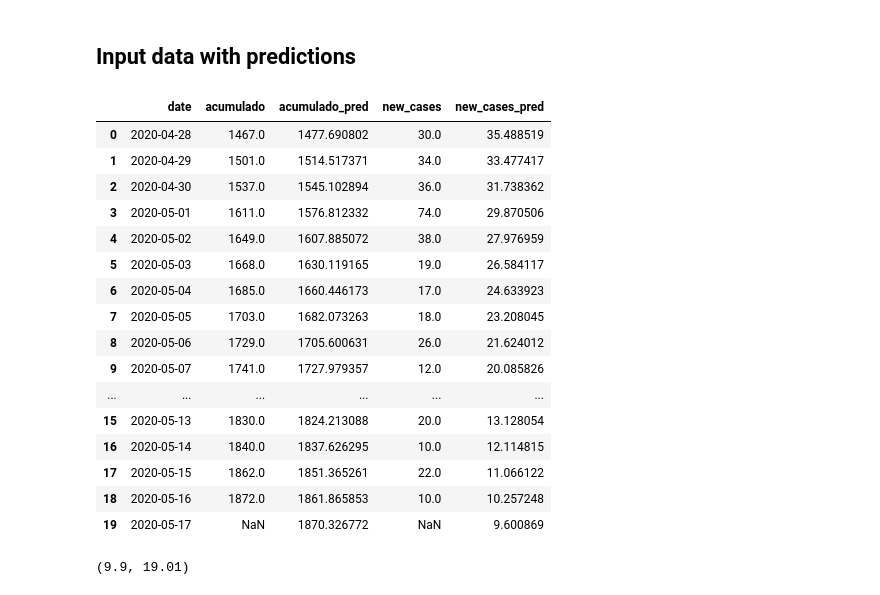
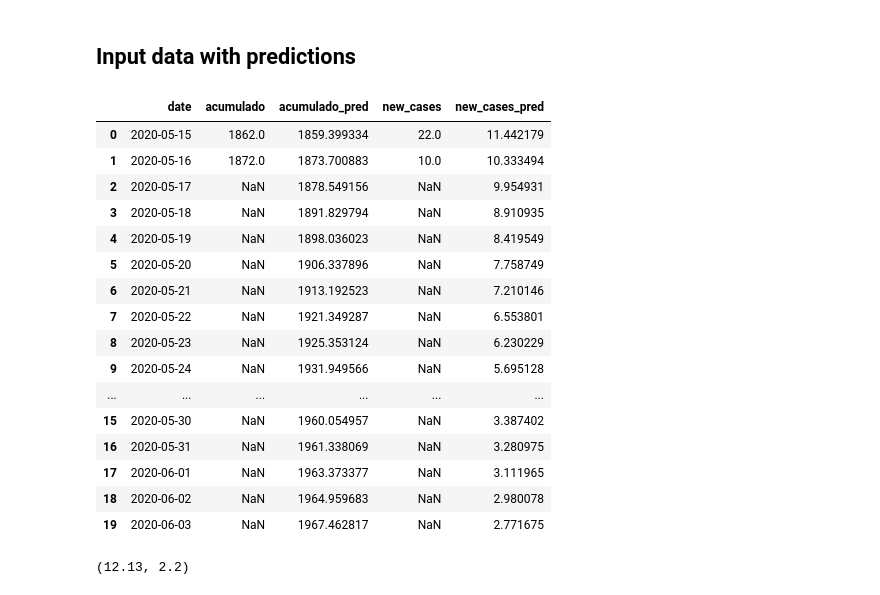
Before and after one commit to jorivero83/covid19, a Jupyter notebook: load_model_and_compute_predictions.ipynb, the cells around one changed output. Drawn from its saved outputs; the diff is of its cells as text; code cells hidden in the pictures.

```diff
--- a/load_model_and_compute_predictions.ipynb
+++ b/load_model_and_compute_predictions.ipynb
@@ -12,7 +12,7 @@ import arviz as az
 # Global parameters
 country = 'Cuba'
 epidemic_start = 10 # minimum cumulative number of cases considered
-ndays_limit = 41 # number of days since `epidemic_start` cases used to train the model
+ndays_limit = 58 # number of days since `epidemic_start` cases used to train the model
 x_data_label = 'days_since_{}'.format(epidemic_start)
 
 # loading data
@@ -129,48 +129,48 @@ plt.show()
 # %%
 # Save data with predictions
 df_pred = pd.DataFrame(index=pd.date_range(start=df.index[0], freq='D', periods=len(y_fit_final)))
 df_pred[x_data_label] = np.arange(0, post_pred_final['y'].shape[1])
 df_pred['acumulado_pred'] = y_fit_final
 df_pred['acumulado_pred_lower'] = y_min_final
 df_pred['acumulado_pred_upper'] = y_max_final
 df_pred['new_cases_pred'] = dy_fit_final
 df_full = pd.merge(df_pred, df, on=x_data_label, how='left')
 df_full.index = df_pred.index
 df_full['date'] = df_pred.index
 cols_selected = ['date', x_data_label, 'acumulado', 'acumulado_pred',
                  'acumulado_pred_lower', 'acumulado_pred_upper', 'new_cases_pred']
 df_full = pd.merge(df_input.drop('date', axis=1).reset_index(),
                    df_full[cols_selected], on='date', how='outer')
 df_full.index = df_full['date']
 # df_full.to_csv('results/{}/{}_data_until_{}_predictions.csv'.format(country, country, dt_until),
 #                index=False, sep=',', decimal='.')
-df_full[['acumulado','acumulado_pred','new_cases','new_cases_pred']].tail(20).reset_index()
+df_full[['acumulado','acumulado_pred','new_cases','new_cases_pred']].tail(h).reset_index()
 # %% [output]
 |  | date | acumulado | acumulado_pred | new_cases | new_cases_pred |
-| 0 | 2020-04-28 | 1467.0 | 1477.690802 | 30.0 | 35.488519 |
-| 1 | 2020-04-29 | 1501.0 | 1514.517371 | 34.0 | 33.477417 |
-| 2 | 2020-04-30 | 1537.0 | 1545.102894 | 36.0 | 31.738362 |
-| 3 | 2020-05-01 | 1611.0 | 1576.812332 | 74.0 | 29.870506 |
-| 4 | 2020-05-02 | 1649.0 | 1607.885072 | 38.0 | 27.976959 |
-| 5 | 2020-05-03 | 1668.0 | 1630.119165 | 19.0 | 26.584117 |
-| 6 | 2020-05-04 | 1685.0 | 1660.446173 | 17.0 | 24.633923 |
-| 7 | 2020-05-05 | 1703.0 | 1682.073263 | 18.0 | 23.208045 |
-| 8 | 2020-05-06 | 1729.0 | 1705.600631 | 26.0 | 21.624012 |
-| 9 | 2020-05-07 | 1741.0 | 1727.979357 | 12.0 | 20.085826 |
+| 0 | 2020-05-15 | 1862.0 | 1859.399334 | 22.0 | 11.442179 |
+| 1 | 2020-05-16 | 1872.0 | 1873.700883 | 10.0 | 10.333494 |
+| 2 | 2020-05-17 | NaN | 1878.549156 | NaN | 9.954931 |
+| 3 | 2020-05-18 | NaN | 1891.829794 | NaN | 8.910935 |
+| 4 | 2020-05-19 | NaN | 1898.036023 | NaN | 8.419549 |
+| 5 | 2020-05-20 | NaN | 1906.337896 | NaN | 7.758749 |
+| 6 | 2020-05-21 | NaN | 1913.192523 | NaN | 7.210146 |
+| 7 | 2020-05-22 | NaN | 1921.349287 | NaN | 6.553801 |
+| 8 | 2020-05-23 | NaN | 1925.353124 | NaN | 6.230229 |
+| 9 | 2020-05-24 | NaN | 1931.949566 | NaN | 5.695128 |
 | ... | ... | ... | ... | ... | ... |
-| 15 | 2020-05-13 | 1830.0 | 1824.213088 | 20.0 | 13.128054 |
-| 16 | 2020-05-14 | 1840.0 | 1837.626295 | 10.0 | 12.114815 |
-| 17 | 2020-05-15 | 1862.0 | 1851.365261 | 22.0 | 11.066122 |
-| 18 | 2020-05-16 | 1872.0 | 1861.865853 | 10.0 | 10.257248 |
-| 19 | 2020-05-17 | NaN | 1870.326772 | NaN | 9.600869 |
+| 15 | 2020-05-30 | NaN | 1960.054957 | NaN | 3.387402 |
+| 16 | 2020-05-31 | NaN | 1961.338069 | NaN | 3.280975 |
+| 17 | 2020-06-01 | NaN | 1963.373377 | NaN | 3.111965 |
+| 18 | 2020-06-02 | NaN | 1964.959683 | NaN | 2.980078 |
+| 19 | 2020-06-03 | NaN | 1967.462817 | NaN | 2.771675 |
 # %%
 from sklearn.metrics import mean_squared_error
-df_train = df_full.loc['2020-03-18':'2020-04-27']
-df_test = df_full.loc['2020-04-28':'2020-05-16']
+df_train = df_full.loc['2020-03-18':'2020-05-14']
+df_test = df_full.loc['2020-05-15':'2020-05-16']
 rms_train = round(np.sqrt(mean_squared_error(df_train['acumulado'], df_train['acumulado_pred'])),2)
 rms_test = round(np.sqrt(mean_squared_error(df_test['acumulado'], df_test['acumulado_pred'])),2)
 rms_train, rms_test
 # %% [output]
-(9.9, 19.01)
+(12.13, 2.2)
 # %%
 # (10.91, 1.72)
```
Also changed, not shown: parts of 2 cells of this notebook, 6 other files.
